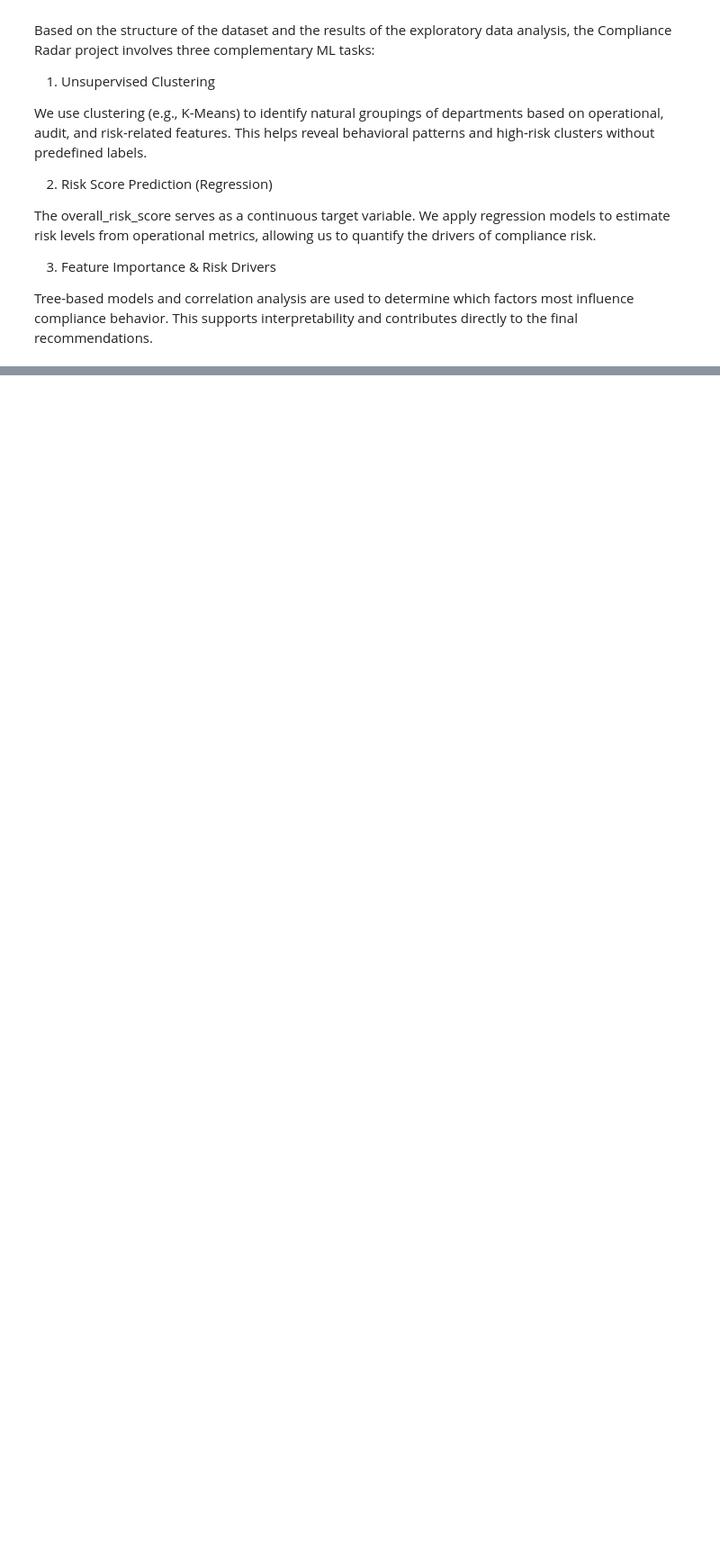
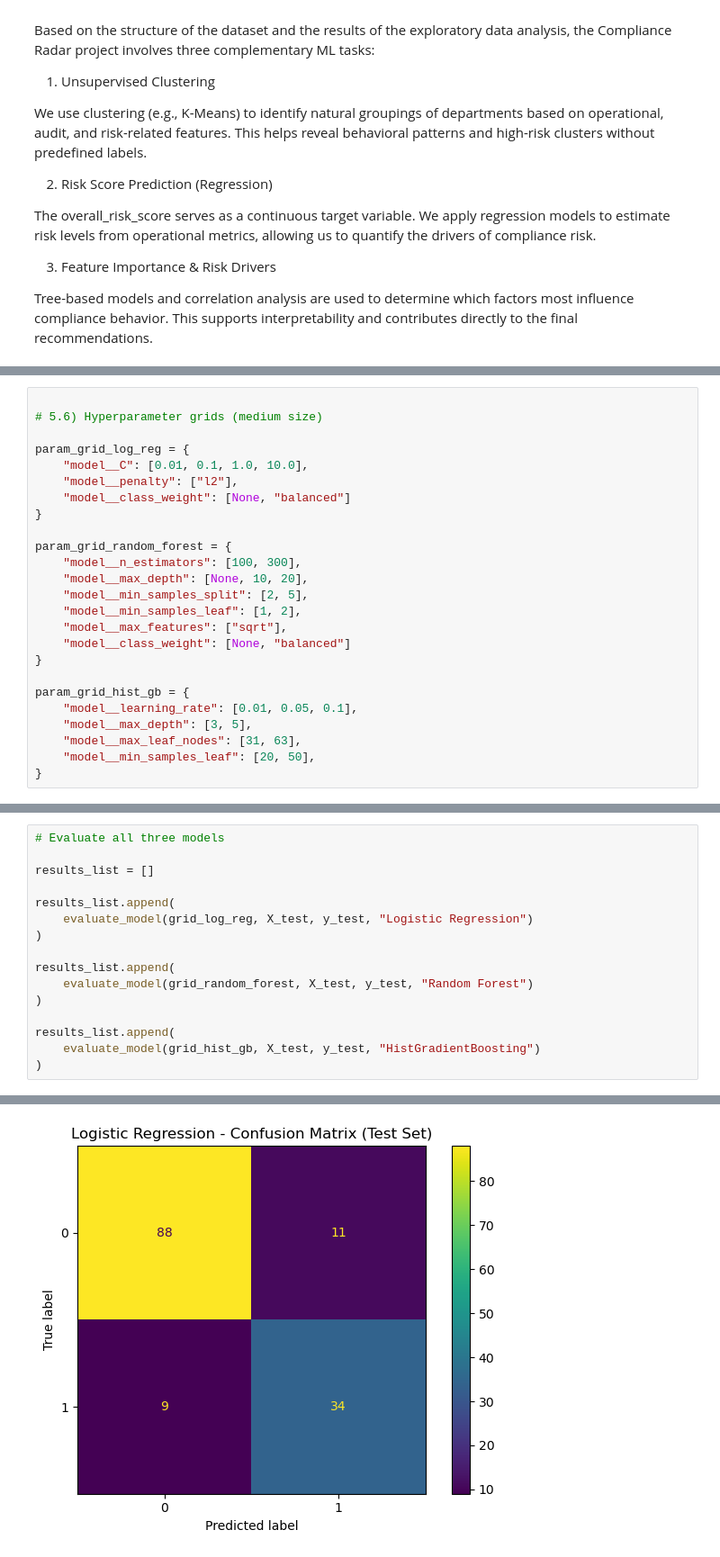
Before and after one commit to Dpadiaz/ML-Project-Compilence-Radar-321551, a Jupyter notebook: Compilance Radar.ipynb, the cells around one changed output, grey strips where cells are left out. Shown at 90% size. Drawn from its saved outputs; the diff is of its cells as text; blank space fills up the shorter version.

Commit message:
Add Person 2 modeling section and update README

```diff
--- a/Compilance Radar.ipynb
+++ b/Compilance Radar.ipynb
@@ -438,0 +659,25 @@ This supports interpretability and contributes directly to the final recommendat
+# %%
+
+# 5.6) Hyperparameter grids (medium size)
+
+param_grid_log_reg = {
+    "model__C": [0.01, 0.1, 1.0, 10.0],
+    "model__penalty": ["l2"],
+    "model__class_weight": [None, "balanced"]
+}
+
+param_grid_random_forest = {
+    "model__n_estimators": [100, 300],
+    "model__max_depth": [None, 10, 20],
+    "model__min_samples_split": [2, 5],
+    "model__min_samples_leaf": [1, 2],
+    "model__max_features": ["sqrt"],
+    "model__class_weight": [None, "balanced"]
+}
+
+param_grid_hist_gb = {
+    "model__learning_rate": [0.01, 0.05, 0.1],
+    "model__max_depth": [3, 5],
+    "model__max_leaf_nodes": [31, 63],
+    "model__min_samples_leaf": [20, 50],
+}
@@ -438,0 +820,17 @@ This supports interpretability and contributes directly to the final recommendat
+# %%
+# Evaluate all three models
+
+results_list = []
+
+results_list.append(
+    evaluate_model(grid_log_reg, X_test, y_test, "Logistic Regression")
+)
+
+results_list.append(
+    evaluate_model(grid_random_forest, X_test, y_test, "Random Forest")
+)
+
+results_list.append(
+    evaluate_model(grid_hist_gb, X_test, y_test, "HistGradientBoosting")
+)
+# %% [output]
@@ -438,0 +854 @@ This supports interpretability and contributes directly to the final recommendat
+[figure, added]
```
Also changed, not shown: parts of 29 cells of this notebook, 1 other file.
